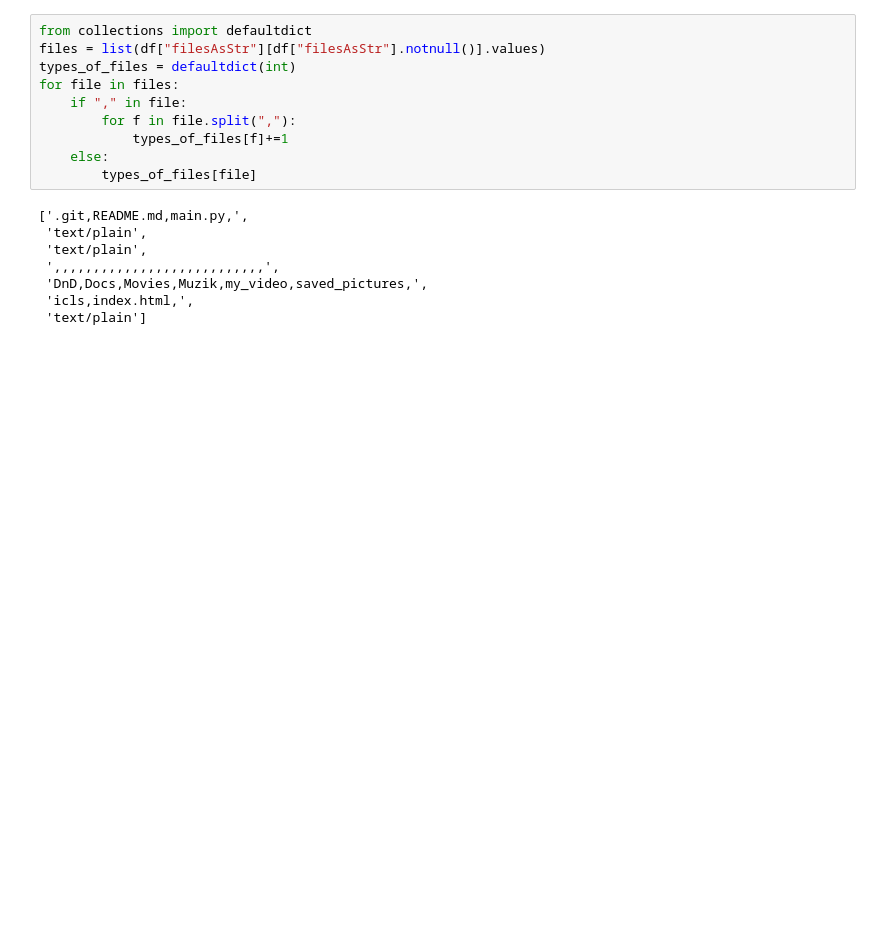
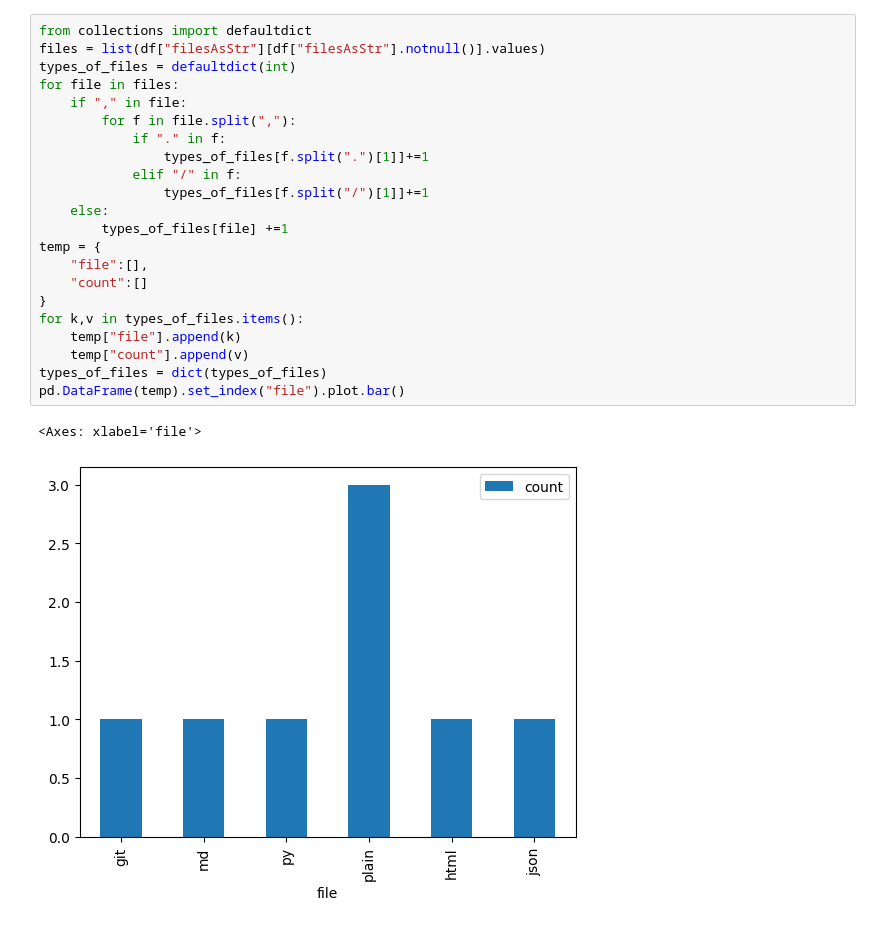
Before and after one commit to AxelGard/seek-ipns, a Jupyter notebook: playground/peer_data.ipynb, the cells around one changed output. Cells and saved outputs as stored; diff of their text form; blank space fills up the shorter version.

```diff
--- a/playground/peer_data.ipynb
+++ b/playground/peer_data.ipynb
@@ -19,18 +19,25 @@ df["filesAsStr"].value_counts().plot.bar()
 # %%
 from collections import defaultdict
 files = list(df["filesAsStr"][df["filesAsStr"].notnull()].values)
 types_of_files = defaultdict(int)
 for file in files:
     if "," in file:
         for f in file.split(","):
-            types_of_files[f]+=1
+            if "." in f:
+                types_of_files[f.split(".")[1]]+=1
+            elif "/" in f:
+                types_of_files[f.split("/")[1]]+=1
     else:
-        types_of_files[file]
+        types_of_files[file] +=1
+temp = {
+    "file":[],
+    "count":[]
+}
+for k,v in types_of_files.items():
+    temp["file"].append(k)
+    temp["count"].append(v)
+types_of_files = dict(types_of_files)
+pd.DataFrame(temp).set_index("file").plot.bar()
 # %% [output]
-['.git,README.md,main.py,',
- 'text/plain',
- 'text/plain',
- ',,,,,,,,,,,,,,,,,,,,,,,,,,,',
- 'DnD,Docs,Movies,Muzik,my_video,saved_pictures,',
- 'icls,index.html,',
- 'text/plain']
+<Axes: xlabel='file'>
+[figure, added]
```
Also changed, not shown: parts of 2 cells of this notebook, 5 other files.
